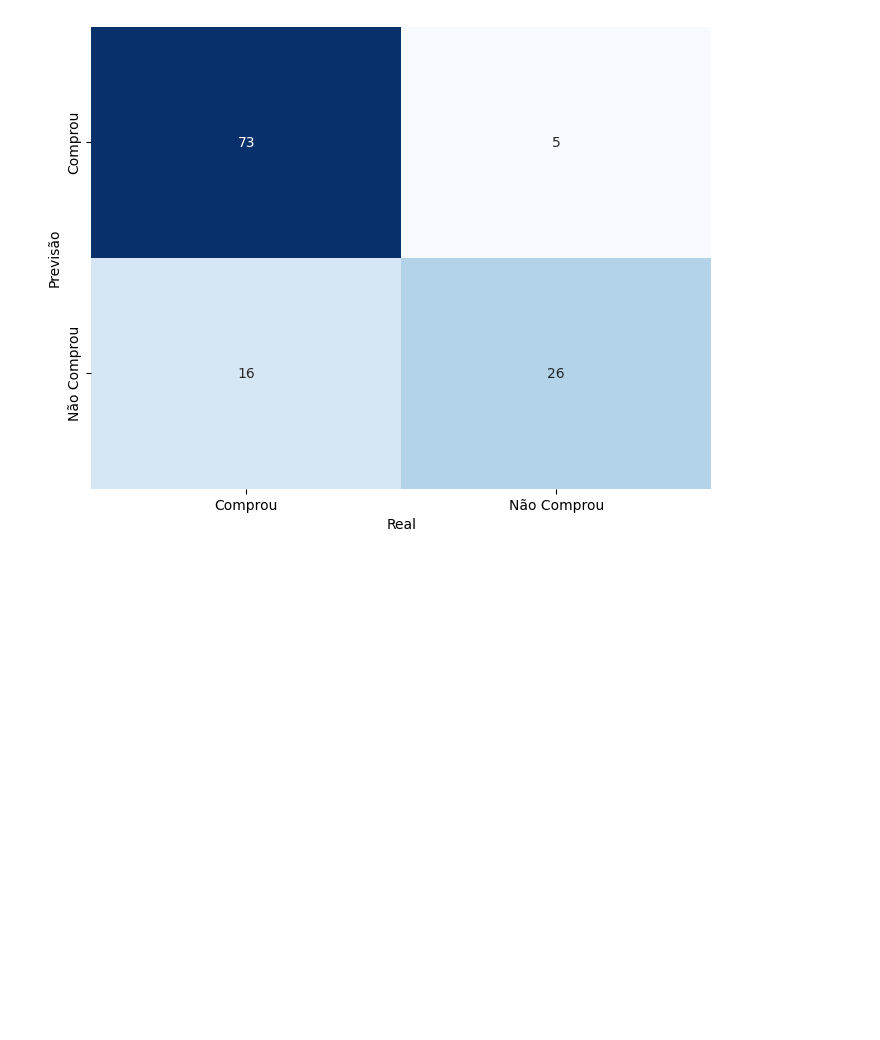
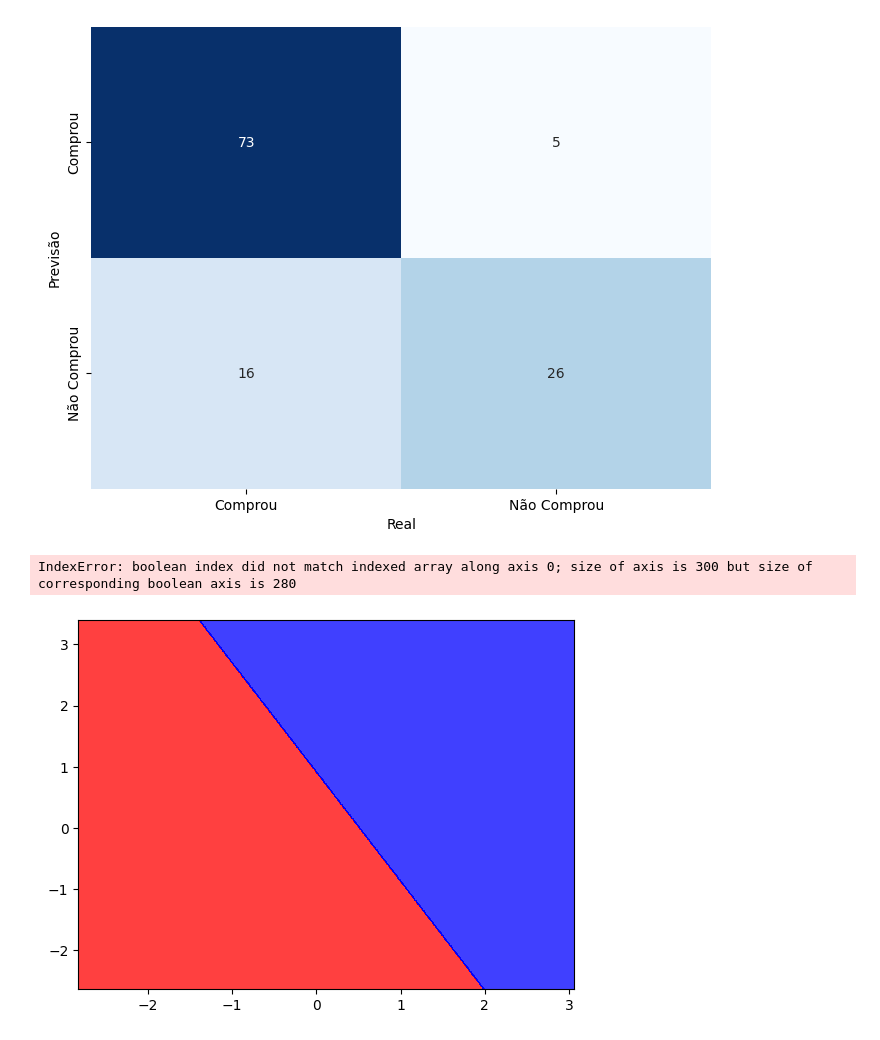
Before and after one commit to Ana-Azuma/IABD-25-TURMAB, a Jupyter notebook: aula09/codigo.ipynb, the cells around one changed output. Saved outputs shown, nothing was run; the diff lists cells and outputs as text; code cells hidden in the pictures; blank space fills up the shorter version.

```diff
--- a/aula09/codigo.ipynb
+++ b/aula09/codigo.ipynb
@@ -209,3 +209,22 @@ plt.ylabel('Previsão')
 # %% [output]
 Text(70.72222222222221, 0.5, 'Previsão')
 [figure]
+# %%
+# Plotando o grafico  com os dados
+import numpy as np
+
+_X,_Y = X_treino,Y_treino.ravel()
+X1,X2= np.meshgrid(np.arange(start=_X[:,0].min()-1,stop=_X[:,0].max()+1,step=0.01),np.arange(start=_X[:,1].min()-1,stop=_X[:,1].max()+1,step=0.01))
+plt.contourf(X1,X2,algoritmo.predict(np.array([X1.ravel(),X2.ravel()]).T).reshape(X1.shape),alpha=0.75,cmap=ListedColormap(('red','blue')))
+plt.xlim(X1.min(),X1.max())
+plt.ylim(X2.min(),X2.max())
+for i,j in enumerate(np.unique(_Y)):
+    plt.scatter(_X[_Y==j,0],_X[_Y==j,1],c=ListedColormap(('gray','black'))(i),label=j)
+plt.title('SVM Dados de treinamento')
+plt.xlabel('Idade')
+plt.ylabel('Salário anual estimado')
+plt.legend()
+plt.show()
+# %% [output]
+IndexError: boolean index did not match indexed array along axis 0; size of axis is 300 but size of corresponding boolean axis is 280
+[figure, added]
```
Also changed, not shown: parts of 2 cells of this notebook.
